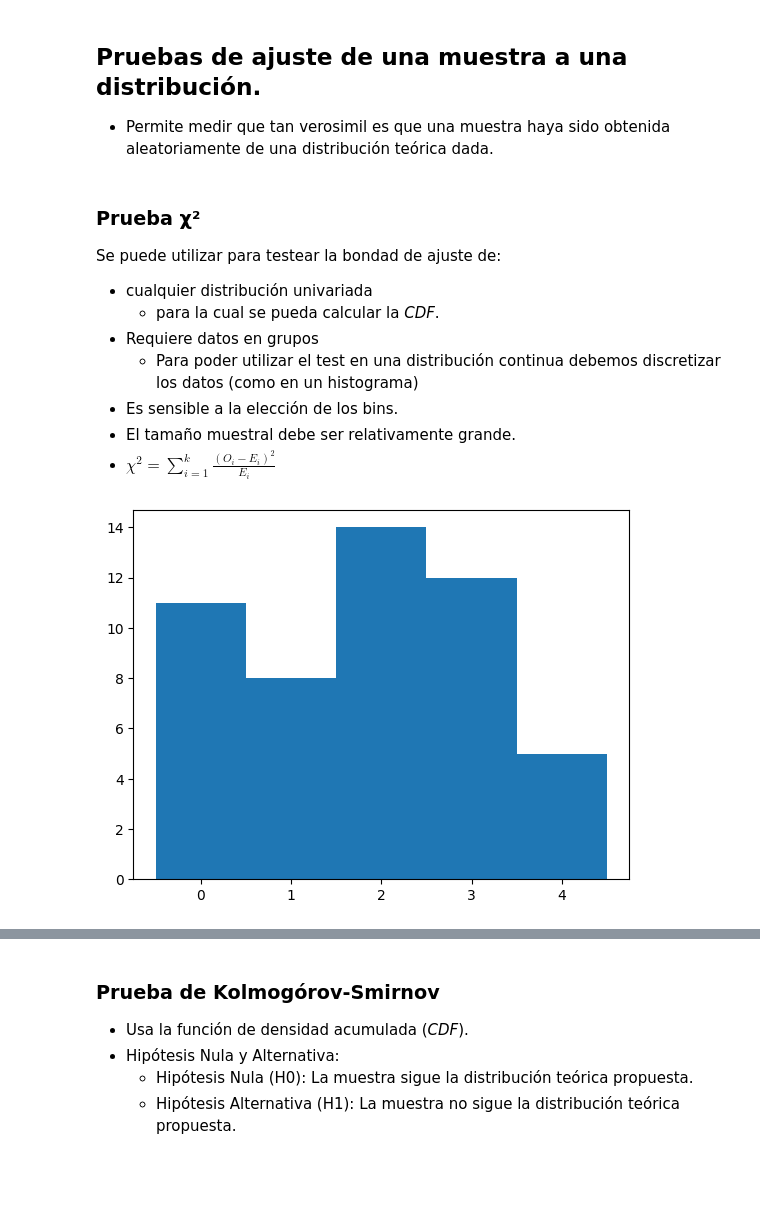
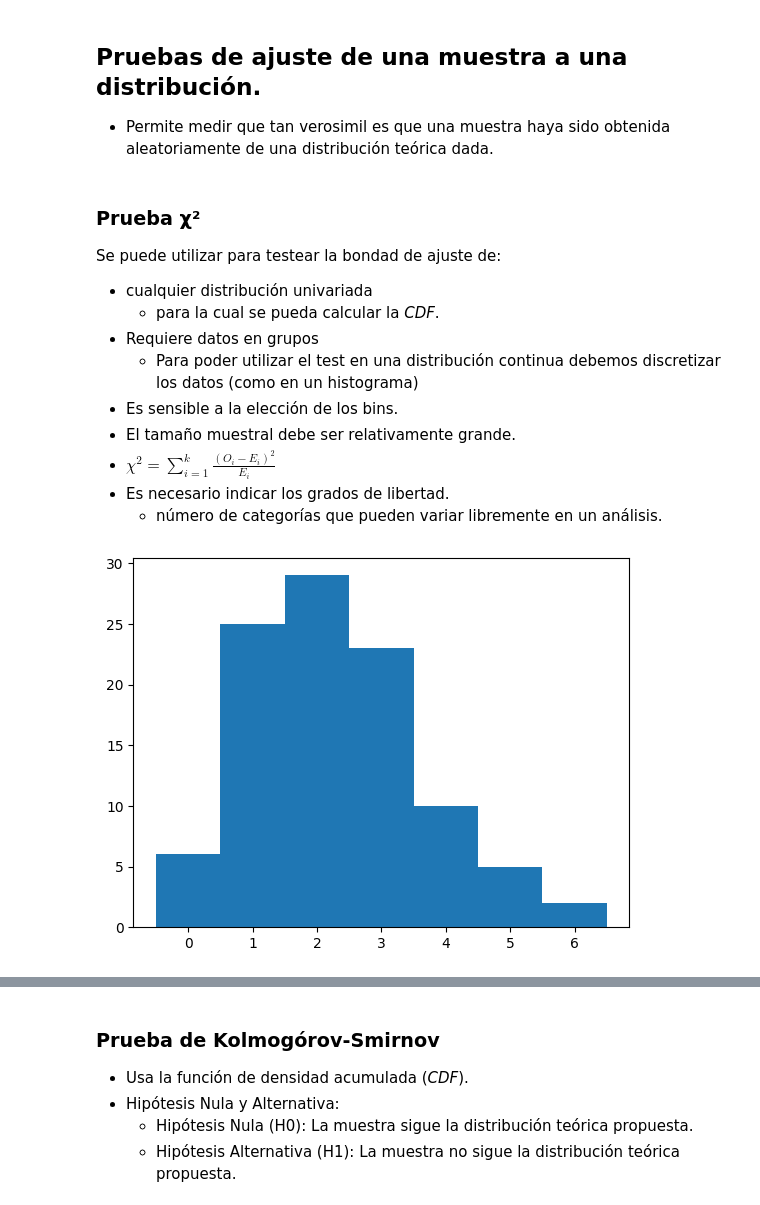
Before and after one commit to javieriserte/qualitative-data-course, a Jupyter notebook: classes/C01.4.PruebaDeHipotesis.ipynb, the cells around one changed output, grey strips where cells are left out. Cells and saved outputs as stored; diff of their text form; code cells hidden in the pictures; blank space fills up the shorter version.

```diff
--- a/classes/C01.4.PruebaDeHipotesis.ipynb
+++ b/classes/C01.4.PruebaDeHipotesis.ipynb
@@ -347,25 +347,27 @@ Se puede utilizar para testear la bondad de ajuste de:
 - Es sensible a la elección de los bins.
 - El tamaño muestral debe ser relativamente grande.
 - $ χ^{2} = \sum_{i=1}^{k}{\frac{(O_i - E_i)^{2}}{E_i}} $
+- Es necesario indicar los grados de libertad.
+  - número de categorías que pueden variar libremente en un análisis.
 # %%
 import scipy.stats as st
 import matplotlib.pyplot as plt
 import numpy as np
 
-observed = st.binom.rvs(n=10, p=0.2, size = 50)
+observed = st.binom.rvs(n=10, p=0.2, size = 100)
 
 values = np.unique(observed)
 values.sort()
 mval = max(values)
 
 _ = plt.hist(
   observed,
   bins = range(mval+1),
   width = 1,
   align = "left"
 )
 # %% [output]
-[figure, old version]
+[figure, new version]
 # %%
 obs_cdf = st.cumfreq(
   observed,
```
Also changed, not shown: parts of 11 cells of this notebook, 3 other files.
